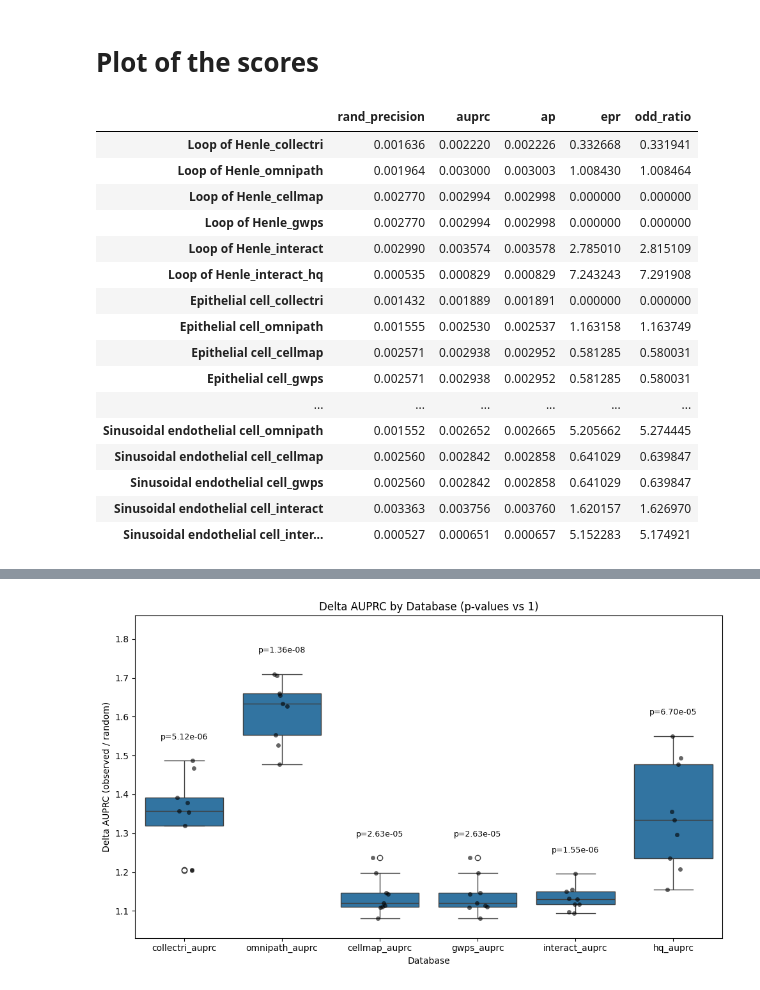
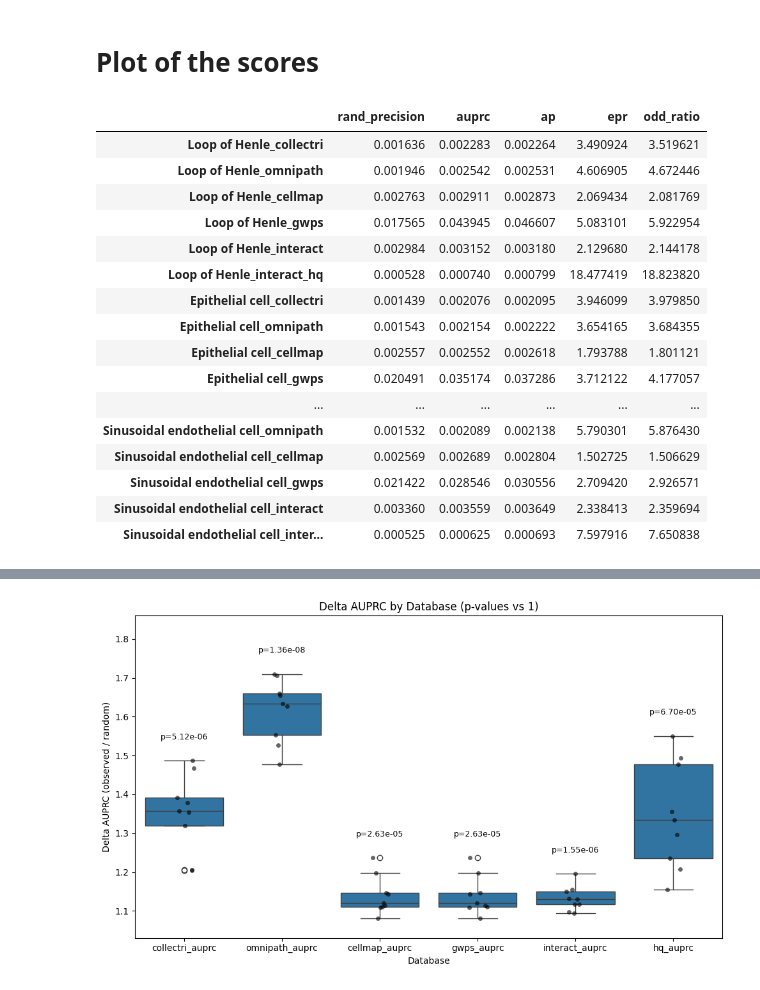
Before and after one commit to Huang-lab/Microglia_foundation_model, a Jupyter notebook: notebooks/scPRINT-2-repro-notebooks/gene_networks.ipynb, the cells around one changed output, grey strips where cells are left out. Saved outputs shown, nothing was run; the diff lists cells and outputs as text; code cells hidden in the pictures.

```diff
--- a/notebooks/scPRINT-2-repro-notebooks/gene_networks.ipynb
+++ b/notebooks/scPRINT-2-repro-notebooks/gene_networks.ipynb
@@ -2072,25 +1394,25 @@ metrics_v2 = {
 # %%
 import pandas as pd
 # %%
-pd.DataFrame.from_dict(metrics_v1, orient="index")
+pd.DataFrame.from_dict(metrics_v2, orient="index")
 # %% [output]
 |  | rand_precision | auprc | ap | epr | odd_ratio |
-| Loop of Henle_collectri | 0.001636 | 0.002220 | 0.002226 | 0.332668 | 0.331941 |
-| Loop of Henle_omnipath | 0.001964 | 0.003000 | 0.003003 | 1.008430 | 1.008464 |
-| Loop of Henle_cellmap | 0.002770 | 0.002994 | 0.002998 | 0.000000 | 0.000000 |
-| Loop of Henle_gwps | 0.002770 | 0.002994 | 0.002998 | 0.000000 | 0.000000 |
-| Loop of Henle_interact | 0.002990 | 0.003574 | 0.003578 | 2.785010 | 2.815109 |
-| Loop of Henle_interact_hq | 0.000535 | 0.000829 | 0.000829 | 7.243243 | 7.291908 |
-| Epithelial cell_collectri | 0.001432 | 0.001889 | 0.001891 | 0.000000 | 0.000000 |
-| Epithelial cell_omnipath | 0.001555 | 0.002530 | 0.002537 | 1.163158 | 1.163749 |
-| Epithelial cell_cellmap | 0.002571 | 0.002938 | 0.002952 | 0.581285 | 0.580031 |
-| Epithelial cell_gwps | 0.002571 | 0.002938 | 0.002952 | 0.581285 | 0.580031 |
+| Loop of Henle_collectri | 0.001636 | 0.002283 | 0.002264 | 3.490924 | 3.519621 |
+| Loop of Henle_omnipath | 0.001946 | 0.002542 | 0.002531 | 4.606905 | 4.672446 |
+| Loop of Henle_cellmap | 0.002763 | 0.002911 | 0.002873 | 2.069434 | 2.081769 |
+| Loop of Henle_gwps | 0.017565 | 0.043945 | 0.046607 | 5.083101 | 5.922954 |
+| Loop of Henle_interact | 0.002984 | 0.003152 | 0.003180 | 2.129680 | 2.144178 |
+| Loop of Henle_interact_hq | 0.000528 | 0.000740 | 0.000799 | 18.477419 | 18.823820 |
+| Epithelial cell_collectri | 0.001439 | 0.002076 | 0.002095 | 3.946099 | 3.979850 |
+| Epithelial cell_omnipath | 0.001543 | 0.002154 | 0.002222 | 3.654165 | 3.684355 |
+| Epithelial cell_cellmap | 0.002557 | 0.002552 | 0.002618 | 1.793788 | 1.801121 |
+| Epithelial cell_gwps | 0.020491 | 0.035174 | 0.037286 | 3.712122 | 4.177057 |
 | ... | ... | ... | ... | ... | ... |
-| Sinusoidal endothelial cell_omnipath | 0.001552 | 0.002652 | 0.002665 | 5.205662 | 5.274445 |
-| Sinusoidal endothelial cell_cellmap | 0.002560 | 0.002842 | 0.002858 | 0.641029 | 0.639847 |
-| Sinusoidal endothelial cell_gwps | 0.002560 | 0.002842 | 0.002858 | 0.641029 | 0.639847 |
-| Sinusoidal endothelial cell_interact | 0.003363 | 0.003756 | 0.003760 | 1.620157 | 1.626970 |
-| Sinusoidal endothelial cell_inter... | 0.000527 | 0.000651 | 0.000657 | 5.152283 | 5.174921 |
+| Sinusoidal endothelial cell_omnipath | 0.001532 | 0.002089 | 0.002138 | 5.790301 | 5.876430 |
+| Sinusoidal endothelial cell_cellmap | 0.002569 | 0.002689 | 0.002804 | 1.502725 | 1.506629 |
+| Sinusoidal endothelial cell_gwps | 0.021422 | 0.028546 | 0.030556 | 2.709420 | 2.926571 |
+| Sinusoidal endothelial cell_interact | 0.003360 | 0.003559 | 0.003649 | 2.338413 | 2.359694 |
+| Sinusoidal endothelial cell_inter... | 0.000525 | 0.000625 | 0.000693 | 7.597916 | 7.650838 |
 # %%
 show = {}
 for k, v in metrics_v1.items():
```
Also changed, not shown: parts of 19 cells of this notebook, 14 other files.
